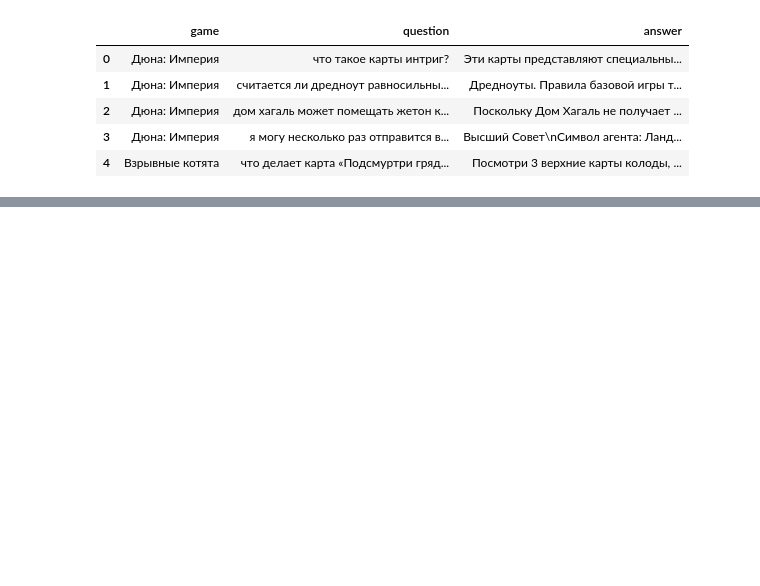
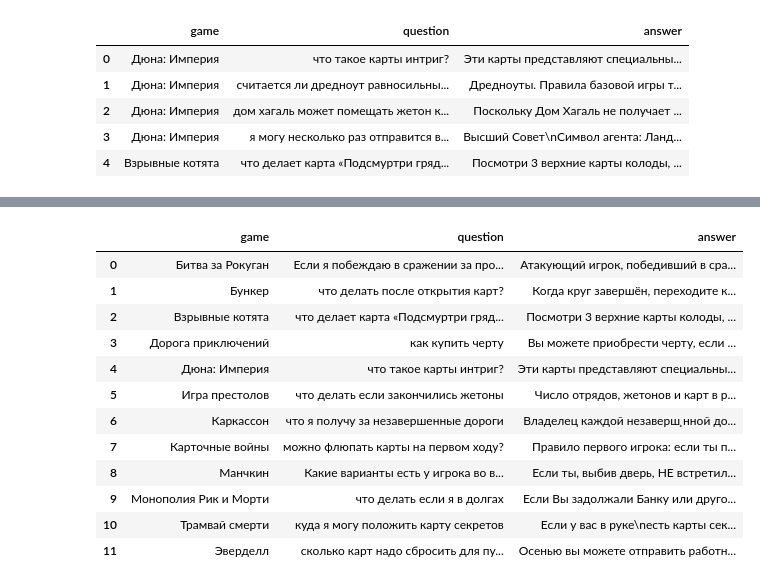
Before and after one commit to kapibeer/coursework, a Jupyter notebook: experiments.ipynb, the cells around one changed output, grey strips where cells are left out. Drawn from its saved outputs; the diff is of its cells as text; code cells hidden in the pictures; blank space fills up the shorter version.

```diff
--- a/experiments.ipynb
+++ b/experiments.ipynb
@@ -1339,0 +2487,23 @@ pretty_print_row(df_scored.iloc[2])
+# %%
+sample_df3 = (
+    df.groupby("game")
+    .apply(lambda x: x.sample(1, random_state=80))
+    .reset_index(drop=False)
+)
+
+sample_df3 = sample_df3[["game", "question", "answer"]]
+sample_df3
+# %% [output]
+|  | game | question | answer |
+| 0 | Битва за Рокуган | Если я побеждаю в сражении за про... | Атакующий игрок, победивший в сра... |
+| 1 | Бункер | что делать после открытия карт? | Когда круг завершён, переходите к... |
+| 2 | Взрывные котята | что делает карта «Подсмуртри гряд... | Посмотри 3 верхние карты колоды, ... |
+| 3 | Дорога приключений | как купить черту | Вы можете приобрести черту, если ... |
+| 4 | Дюна: Империя | что такое карты интриг? | Эти карты представляют специальны... |
+| 5 | Игра престолов | что делать если закончились жетоны | Число отрядов, жетонов и карт в р... |
+| 6 | Каркассон | что я получу за незавершенные дороги | Владелец каждой незаверш ̧нной до... |
+| 7 | Карточные войны | можно флюпать карты на первом ходу? | Правило первого игрока: если ты п... |
+| 8 | Манчкин | Какие варианты есть у игрока во в... | Если ты, выбив дверь, НЕ встретил... |
+| 9 | Монополия Рик и Морти | что делать если я в долгах | Если Вы задолжали Банку или друго... |
+| 10 | Трамвай смерти | куда я могу положить карту секретов | Если у вас в руке\nесть карты сек... |
+| 11 | Эверделл | сколько карт надо сбросить для пу... | Осенью вы можете отправить работн... |
```
Also changed, not shown: parts of 89 cells of this notebook, 2 other files.
